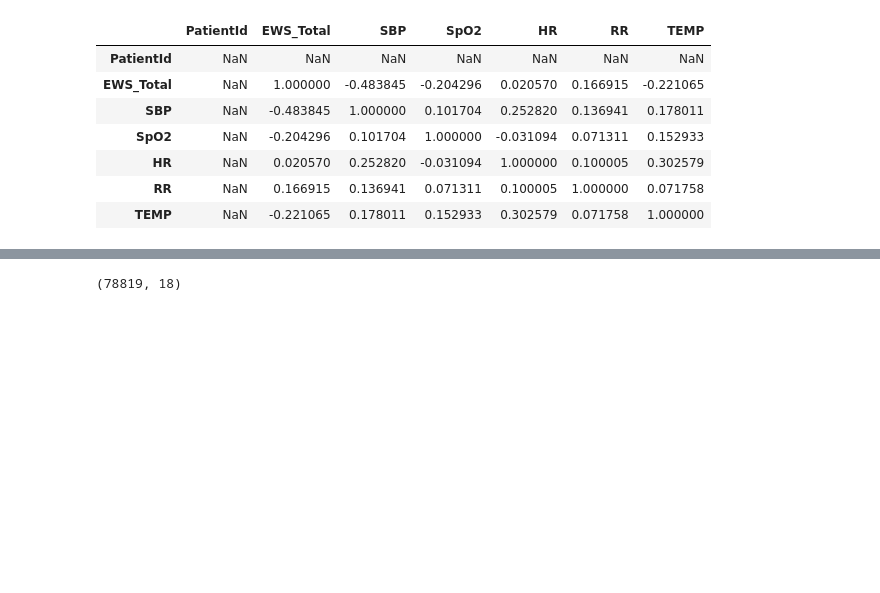
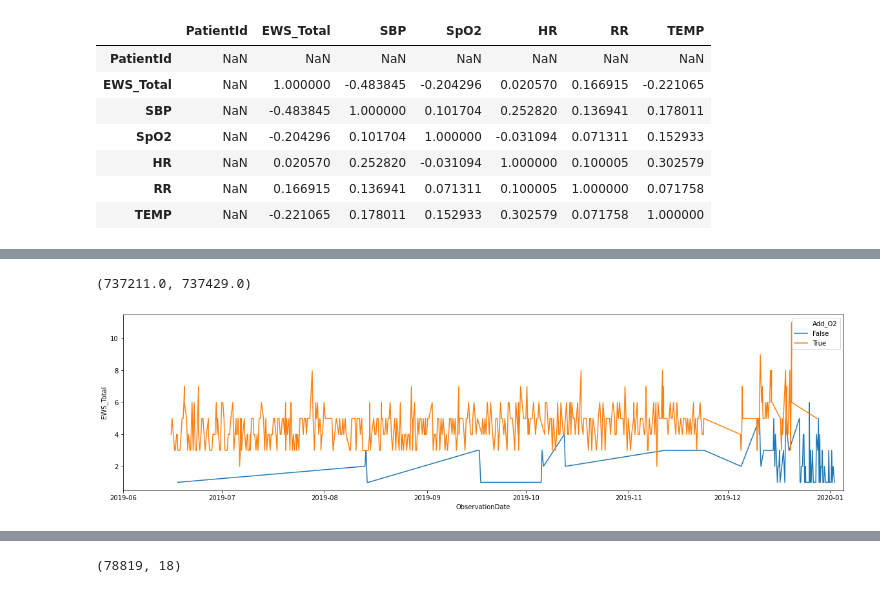
Before and after one commit to kustex/arinti_ews_usecase, a Jupyter notebook: arinti_EWS_notebook.ipynb, the cells around one changed output, grey strips where cells are left out. Drawn from its saved outputs; the diff is of its cells as text; code cells hidden in the pictures; blank space fills up the shorter version.

```diff
--- a/arinti_EWS_notebook.ipynb
+++ b/arinti_EWS_notebook.ipynb
@@ -138,0 +157,9 @@ sns.pairplot(patient1, hue='Add_O2')
+# %%
+#df_selected_feat = df[['ObservationDate','PatientId','EWS_Total','SBP','LOC','SpO2','Add_O2','HR','RR','TEMP']]
+
+plt.figure(figsize=(20,5))
+ax = sns.lineplot(data=patient1, x='ObservationDate', y='EWS_Total', hue='Add_O2')
+ax.set_xlim((pd.Timestamp('2019-06-01'), pd.Timestamp('2020-01-5')))
+# %% [output]
+(737211.0, 737429.0)
+[figure, added]
```
Also changed, not shown: parts of 25 cells of this notebook.
